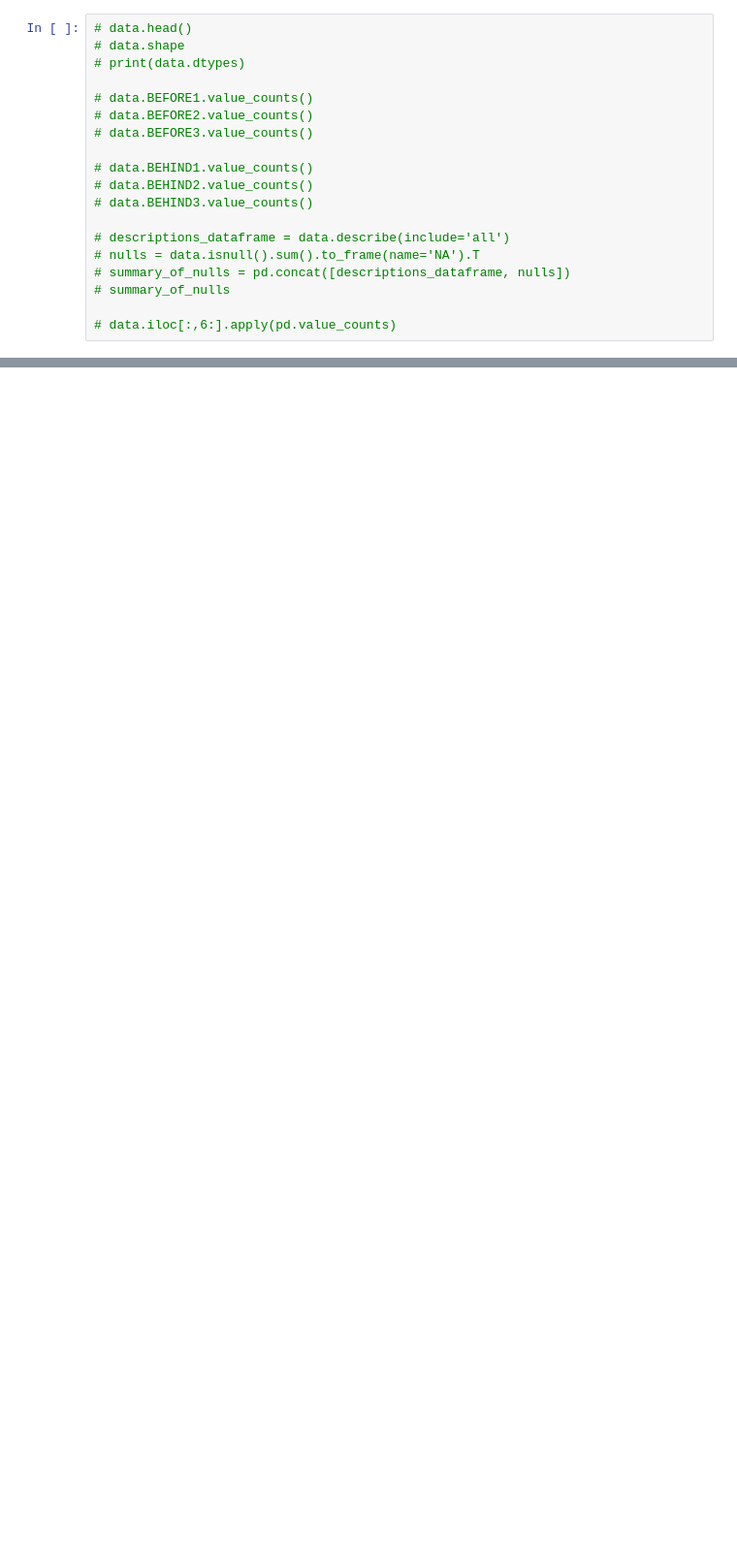
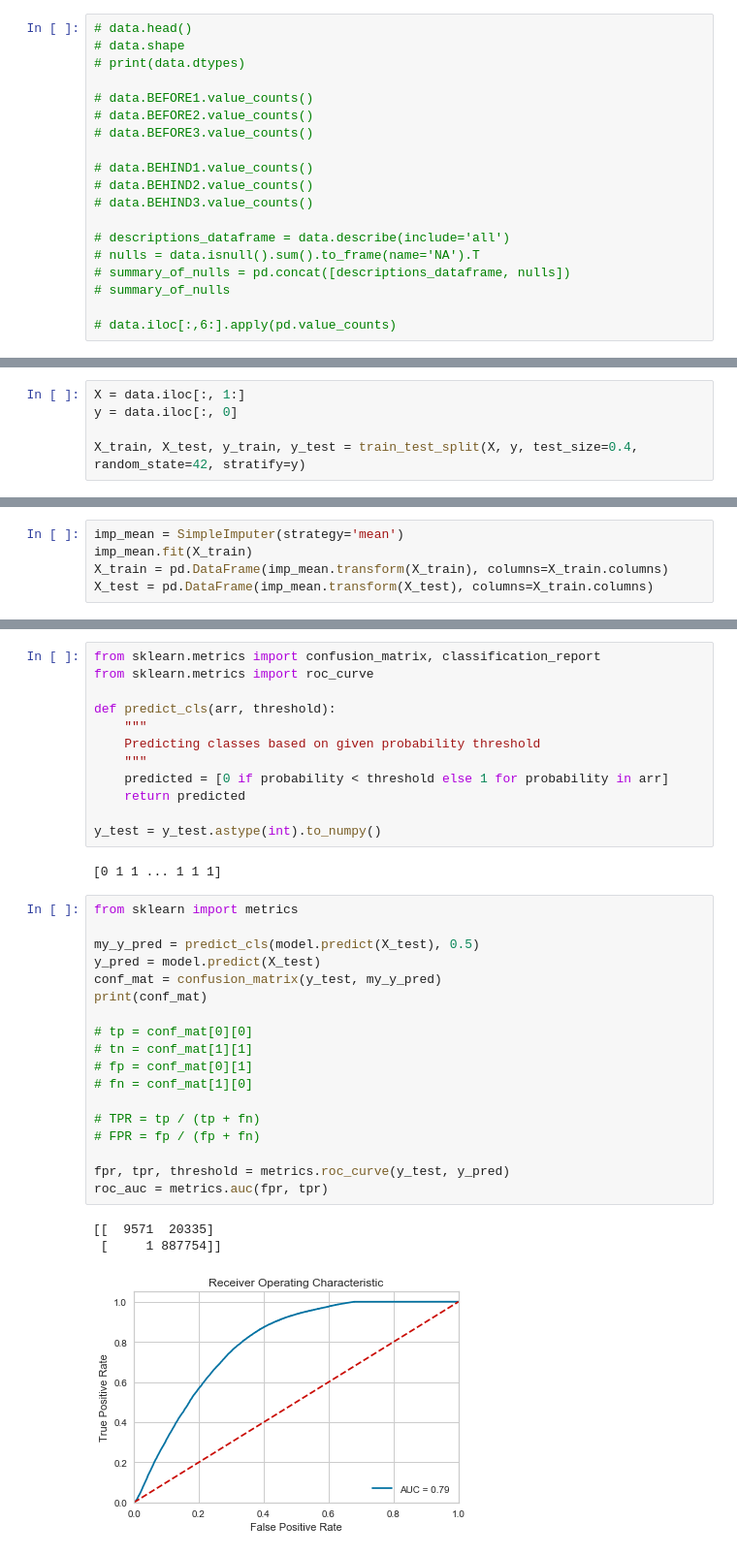
Before and after one commit to rafalstepien/SNP-predictions, a Jupyter notebook: SNP_genotyping_predictions.ipynb, the cells around one changed output, grey strips where cells are left out. Shown at 97% size. Saved outputs shown, nothing was run; the diff lists cells and outputs as text; blank space fills up the shorter version.

Commit message:
Plots, metrics

```diff
--- a/SNP_genotyping_predictions.ipynb
+++ b/SNP_genotyping_predictions.ipynb
@@ -85,0 +128,5 @@ data.head()
+# %%
+X = data.iloc[:, 1:]
+y = data.iloc[:, 0]
+
+X_train, X_test, y_train, y_test = train_test_split(X, y, test_size=0.4, random_state=42, stratify=y)
@@ -85,0 +153,5 @@ data.head()
+# %%
+imp_mean = SimpleImputer(strategy='mean')
+imp_mean.fit(X_train)
+X_train = pd.DataFrame(imp_mean.transform(X_train), columns=X_train.columns)
+X_test = pd.DataFrame(imp_mean.transform(X_test), columns=X_train.columns)
@@ -85,0 +263,36 @@ data.head()
+# %%
+from sklearn.metrics import confusion_matrix, classification_report
+from sklearn.metrics import roc_curve
+
+def predict_cls(arr, threshold):
+    """
+    Predicting classes based on given probability threshold
+    """
+    predicted = [0 if probability < threshold else 1 for probability in arr]
+    return predicted
+
+y_test = y_test.astype(int).to_numpy()
+# %% [output]
+[0 1 1 ... 1 1 1]
+# %%
+from sklearn import metrics
+
+my_y_pred = predict_cls(model.predict(X_test), 0.5)
+y_pred = model.predict(X_test)
+conf_mat = confusion_matrix(y_test, my_y_pred)
+print(conf_mat)
+
+# tp = conf_mat[0][0]
+# tn = conf_mat[1][1]
+# fp = conf_mat[0][1]
+# fn = conf_mat[1][0]
+
+# TPR = tp / (tp + fn)
+# FPR = fp / (fp + fn)
+
+fpr, tpr, threshold = metrics.roc_curve(y_test, y_pred)
+roc_auc = metrics.auc(fpr, tpr)
+# %% [output]
+[[  9571  20335]
+ [     1 887754]]
+[figure, added]
```
Also changed, not shown: parts of 33 cells of this notebook, 15 other files.
